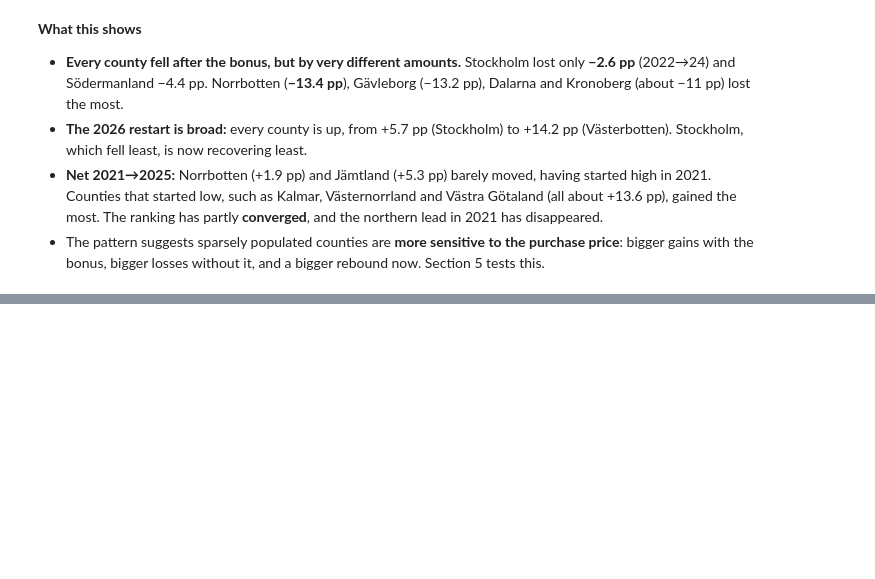
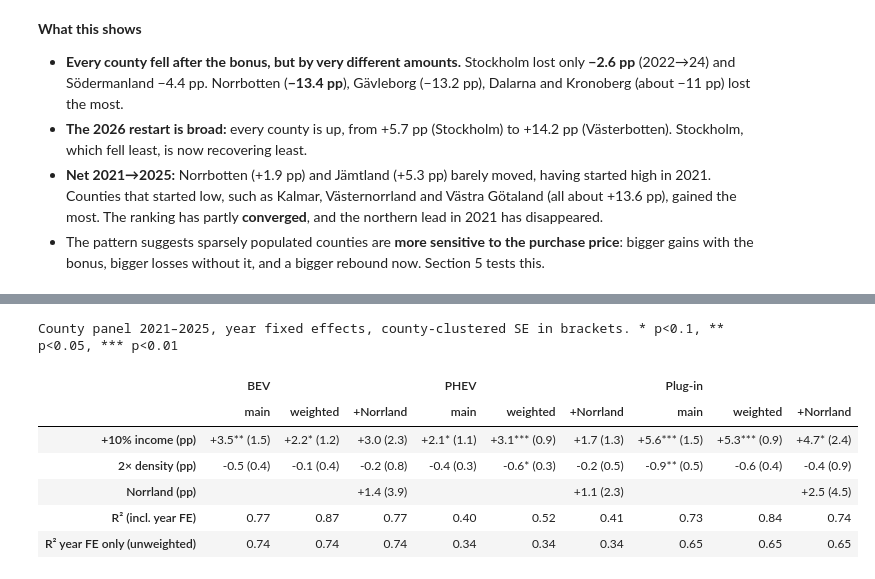
Before and after one commit to suv999/sweden-ev-adoption, a Jupyter notebook: notebooks/02_regional.ipynb, the cells around one changed output, grey strips where cells are left out. Drawn from its saved outputs; the diff is of its cells as text; code cells hidden in the pictures; blank space fills up the shorter version.

```diff
--- a/notebooks/02_regional.ipynb
+++ b/notebooks/02_regional.ipynb
@@ -260,0 +316,42 @@ plt.show()
+# %%
+def fit(y, rhs="ln_inc + ln_dens", weighted=False):
+    f = f"{y} ~ {rhs} + C(year)"
+    mod = smf.wls(f, p, weights=p.private_new_regs) if weighted else smf.ols(f, p)
+    return mod.fit(cov_type="cluster", cov_kwds={"groups": p.county_code})
+
+# Rescale coefficients into readable units
+SCALE = {"ln_inc": np.log(1.10) * 100, "ln_dens": np.log(2) * 100, "norrland": 100}
+LABELS = {"ln_inc": "+10% income (pp)", "ln_dens": "2× density (pp)", "norrland": "Norrland (pp)"}
+
+specs = {}
+for y, yname in [("private_bev_share", "BEV"), ("private_phev_share", "PHEV"), ("plugin_share", "Plug-in")]:
+    specs[(yname, "main")] = fit(y)
+    specs[(yname, "weighted")] = fit(y, weighted=True)
+    specs[(yname, "+Norrland")] = fit(y, "ln_inc + ln_dens + norrland")
+
+rows = {}
+for key, res in specs.items():
+    col = {}
+    for v in SCALE:
+        if v in res.params:
+            b, se, pv = res.params[v] * SCALE[v], res.bse[v] * SCALE[v], res.pvalues[v]
+            stars = "***" if pv < 0.01 else "**" if pv < 0.05 else "*" if pv < 0.1 else ""
+            col[LABELS[v]] = f"{b:+.1f}{stars} ({se:.1f})"
+        else:
+            col[LABELS[v]] = ""
+    col["R² (incl. year FE)"] = f"{res.rsquared:.2f}"
+    col["R² year FE only (unweighted)"] = f"{smf.ols(res.model.endog_names + ' ~ C(year)', p).fit().rsquared:.2f}"
+    rows[key] = col
+reg = pd.DataFrame(rows)
+reg.columns = pd.MultiIndex.from_tuples(reg.columns)
+reg.style.set_caption("County panel 2021–2025, year fixed effects, county-clustered SE in brackets. "
+                      "* p<0.1, ** p<0.05, *** p<0.01")
+# %% [output]
+County panel 2021–2025, year fixed effects, county-clustered SE in brackets. * p<0.1, ** p<0.05, *** p<0.01
+|  | BEV |  |  | PHEV |  |  | Plug-in |  |  |
+|  | main | weighted | +Norrland | main | weighted | +Norrland | main | weighted | +Norrland |
+| +10% income (pp) | +3.5** (1.5) | +2.2* (1.2) | +3.0 (2.3) | +2.1* (1.1) | +3.1*** (0.9) | +1.7 (1.3) | +5.6*** (1.5) | +5.3*** (0.9) | +4.7* (2.4) |
+| 2× density (pp) | -0.5 (0.4) | -0.1 (0.4) | -0.2 (0.8) | -0.4 (0.3) | -0.6* (0.3) | -0.2 (0.5) | -0.9** (0.5) | -0.6 (0.4) | -0.4 (0.9) |
+| Norrland (pp) |  |  | +1.4 (3.9) |  |  | +1.1 (2.3) |  |  | +2.5 (4.5) |
+| R² (incl. year FE) | 0.77 | 0.87 | 0.77 | 0.40 | 0.52 | 0.41 | 0.73 | 0.84 | 0.74 |
+| R² year FE only (unweighted) | 0.74 | 0.74 | 0.74 | 0.34 | 0.34 | 0.34 | 0.65 | 0.65 | 0.65 |
```
Also changed, not shown: parts of 6 cells of this notebook, 2 other files.
